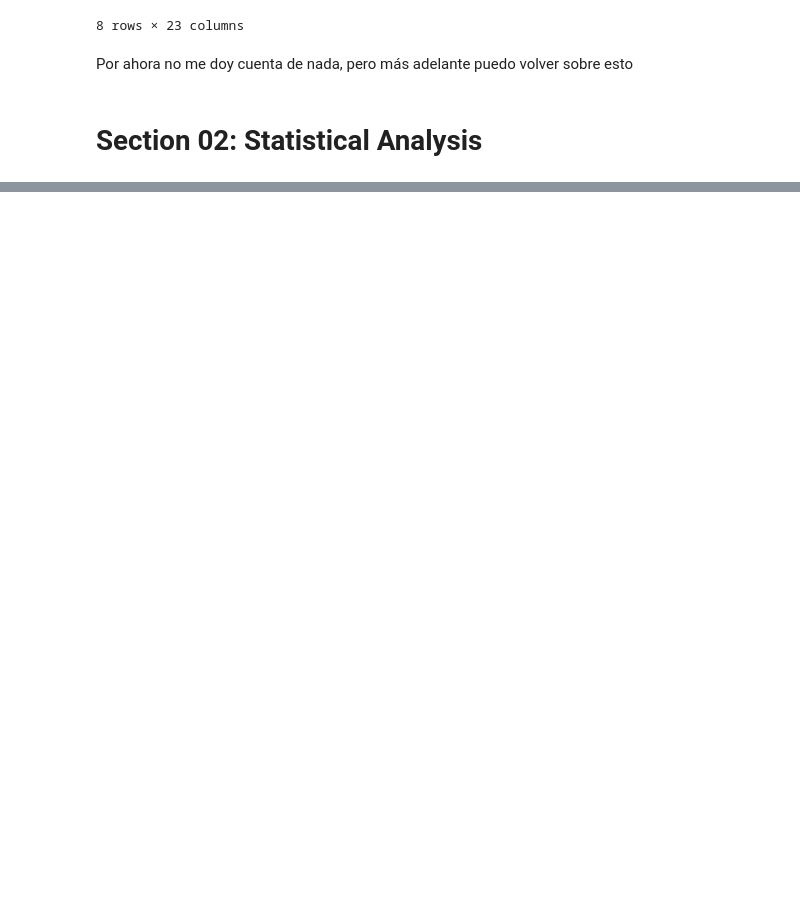
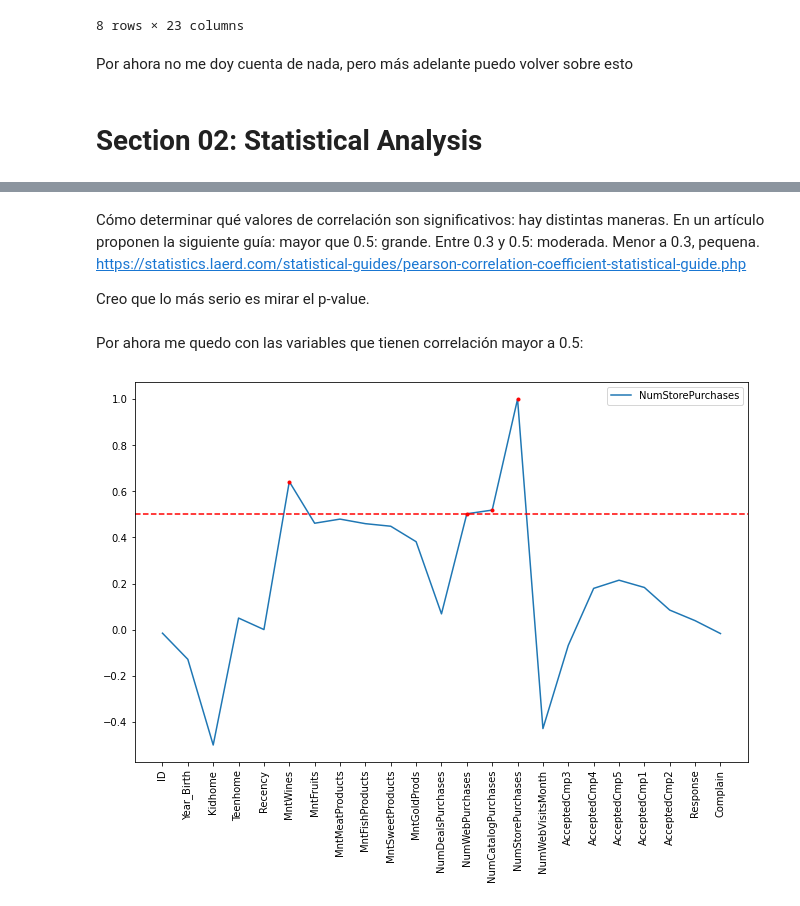
Before and after one commit to andres-troiano/Marketing-Analytics, a Jupyter notebook: Marketing Analytics Project.ipynb, the cells around one changed output, grey strips where cells are left out. Saved outputs shown, nothing was run; the diff lists cells and outputs as text; code cells hidden in the pictures; blank space fills up the shorter version.

```diff
--- a/Marketing Analytics Project.ipynb
+++ b/Marketing Analytics Project.ipynb
@@ -131,0 +161,19 @@ Por ahora no me doy cuenta de nada, pero más adelante puedo volver sobre esto
+# %% [markdown]
+Cómo determinar qué valores de correlación son significativos: hay distintas maneras. En un artículo proponen la siguiente guía: mayor que 0.5: grande. Entre 0.3 y 0.5: moderada. Menor a 0.3, pequena.
+https://statistics.laerd.com/statistical-guides/pearson-correlation-coefficient-statistical-guide.php
+
+Creo que lo más serio es mirar el p-value.
+# %% [markdown]
+Por ahora me quedo con las variables que tienen correlación mayor a 0.5:
+# %%
+c = corr[['NumStorePurchases']]
+ind = c.ge(0.5)
+
+fig, ax = plt.subplots(figsize=(11, 7))
+g = sns.lineplot(data=corr[['NumStorePurchases']], ax=ax)
+_ = plt.setp(g.get_xticklabels(), rotation=90)
+
+_ = plt.plot(c[ind], '.r')
+_ = plt.axhline(0.5, xmin=0, xmax=1, color = 'r', linestyle='--')
+# %% [output]
+[figure, added]
```
Also changed, not shown: parts of 9 cells of this notebook.
